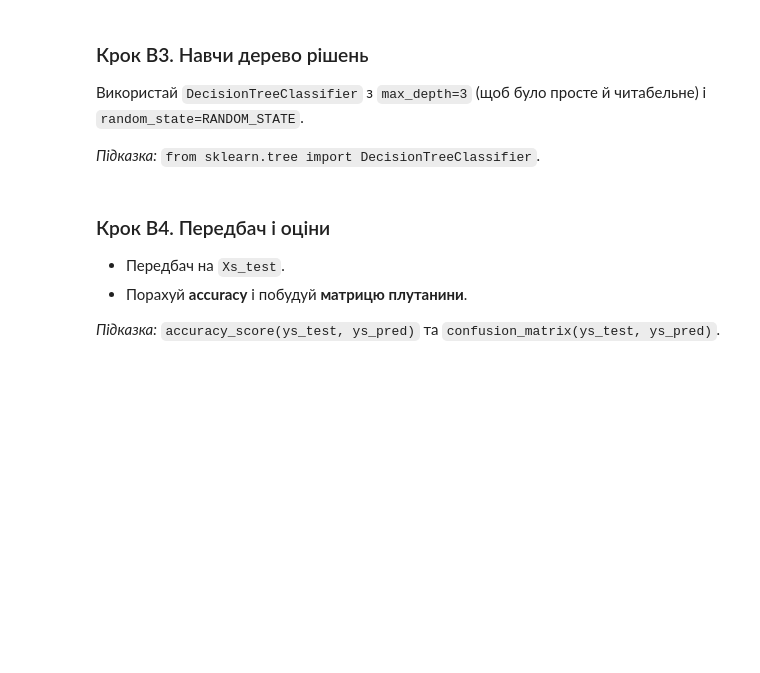
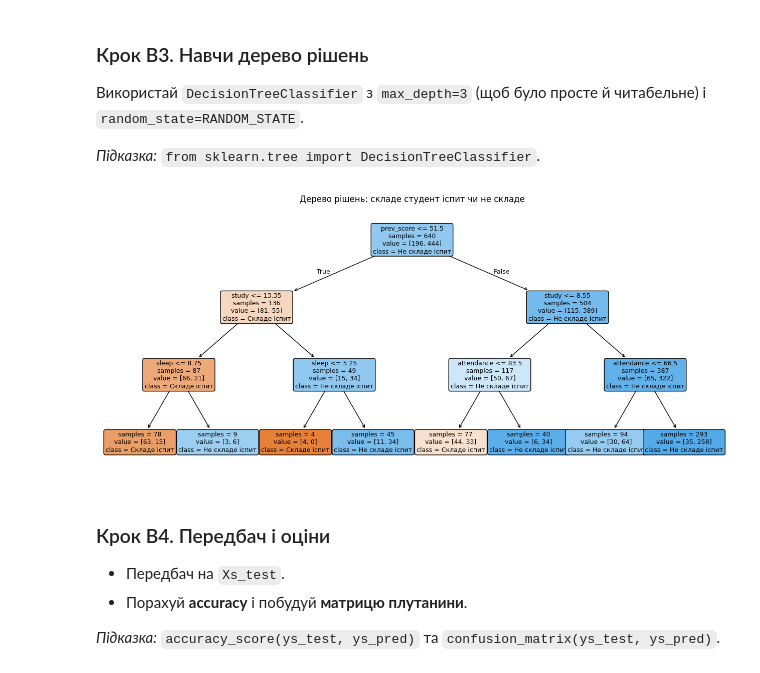
Before and after one commit to AllaYermilko/DTA-2026, a Jupyter notebook: ML/ml_practice_LR&Cl.ipynb, the cells around one changed output. Drawn from its saved outputs; the diff is of its cells as text; code cells hidden in the pictures; blank space fills up the shorter version.

```diff
--- a/ML/ml_practice_LR&Cl.ipynb
+++ b/ML/ml_practice_LR&Cl.ipynb
@@ -169,0 +273,17 @@ ys =
+# %%
+# TODO: Xs, ys та поділ на Xs_train, Xs_test, ys_train, ys_test
+from sklearn.model_selection import train_test_split
+
+Xs = students_df[['study', 'attendance', 'prev_score', 'sleep']]
+ys = students_df['passed']
+
+
+Xs_train, Xs_test, ys_train, ys_test = train_test_split(
+    Xs, ys,
+    test_size=0.2,
+    random_state=RANDOM_STATE,
+    stratify=ys
+)
+
+print("Навчальна вибірка:", Xs_train.shape[0], "студентів")
+print("Тестова вибірка:", Xs_test.shape[0], "студентів")
@@ -176,6 +299,30 @@ ys =
 from sklearn.tree import DecisionTreeClassifier
 
 # TODO: створи та навчи дерево
+
+model_tree = DecisionTreeClassifier(
+    max_depth=3,
+    random_state=RANDOM_STATE
+)
+
+model_tree.fit(Xs_train, ys_train)
+ys_pred = model_tree.predict(Xs_test)
+# %%
+from sklearn.tree import plot_tree
+
+plt.figure(figsize=(16, 7))
+plot_tree(
+    model_tree,
+    feature_names=Xs.columns,
+    class_names=['Складе іспит', 'Не складе іспит'],
+    filled=True, rounded=True, fontsize=9, impurity=False
+
+)
+
+plt.title("Дерево рішень: складе студент іспит чи не складе")
+plt.show()
+# %% [output]
+[figure, added]
 # %% [markdown]
 ### Крок B4. Передбач і оціни
 - Передбач на `Xs_test`.
```
Also changed, not shown: parts of 24 cells of this notebook.
